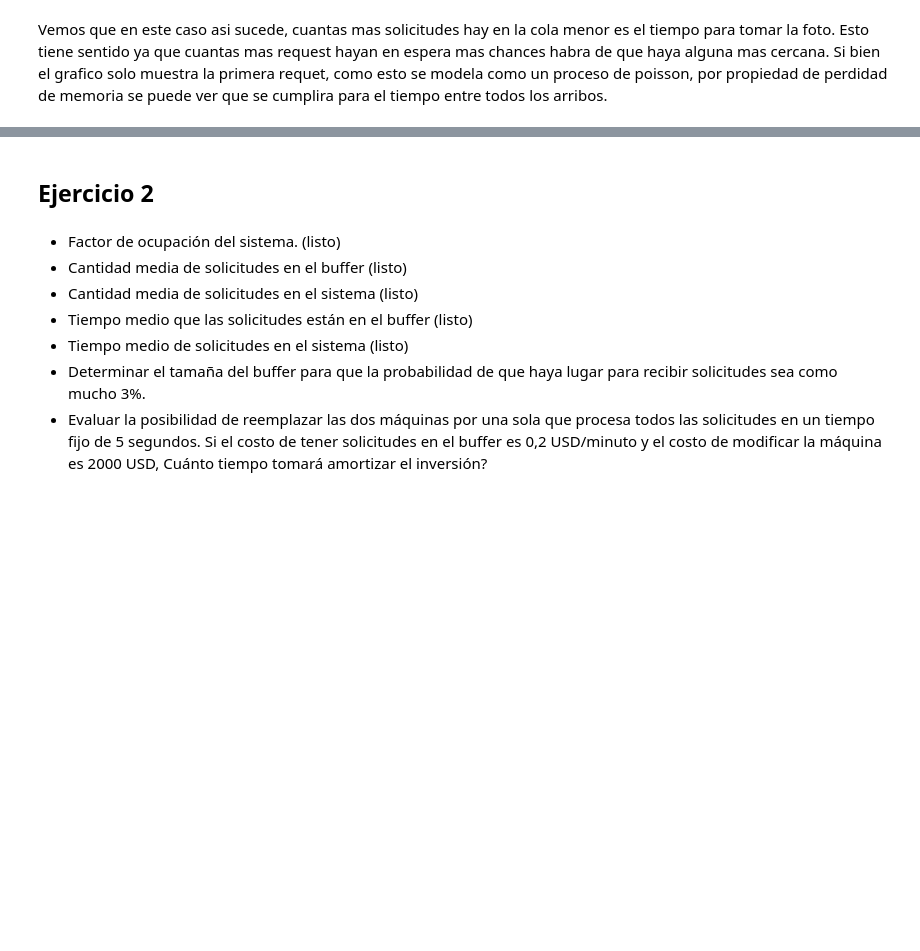
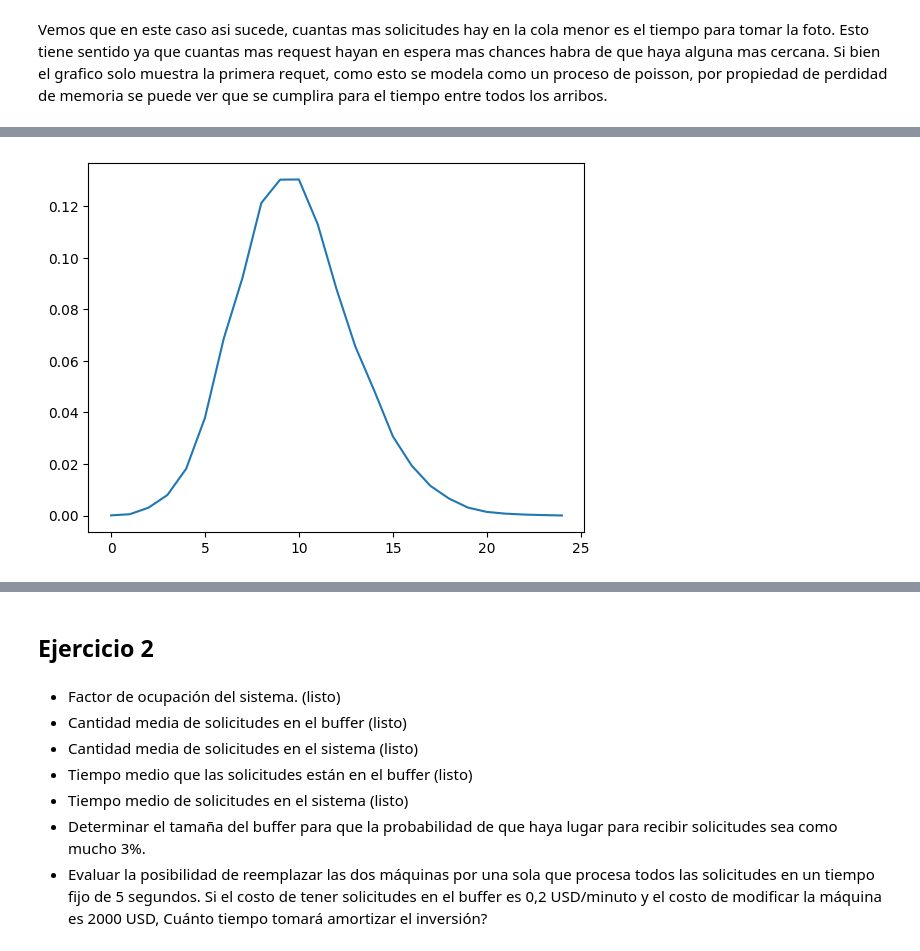
Before and after one commit to Rivejjj/Los-Simuladores, a Jupyter notebook: tp2.ipynb, the cells around one changed output, grey strips where cells are left out. Saved outputs shown, nothing was run; the diff lists cells and outputs as text; code cells hidden in the pictures; blank space fills up the shorter version.

```diff
--- a/tp2.ipynb
+++ b/tp2.ipynb
@@ -208,0 +245,19 @@ Si bien el grafico solo muestra la primera requet, como esto se modela como un p
+# %%
+env = simpy.Environment()
+
+simulated_queue = []
+observed_queue_length = {}
+time_to_serve_first_for_queue_length = {}
+satellite_period = 48
+request_per_unit_time = 5/12
+time_step = 0.5
+iterations = 100000
+env.process(satellite_request_gen(env, simulated_queue, satellite_period, request_per_unit_time))
+env.process(satelite_process_queue(env, simulated_queue, time_step, observed_queue_length, time_to_serve_first_for_queue_length))
+env.run(time_step*iterations)
+# %%
+frequencies, times_to_serve_first = get_frequencies(observed_queue_length, iterations), get_mean_times(time_to_serve_first_for_queue_length)
+# %%
+satelite_frequencies_graph(frequencies)
+# %% [output]
+[figure, added]
```
Also changed, not shown: parts of 31 cells of this notebook.
